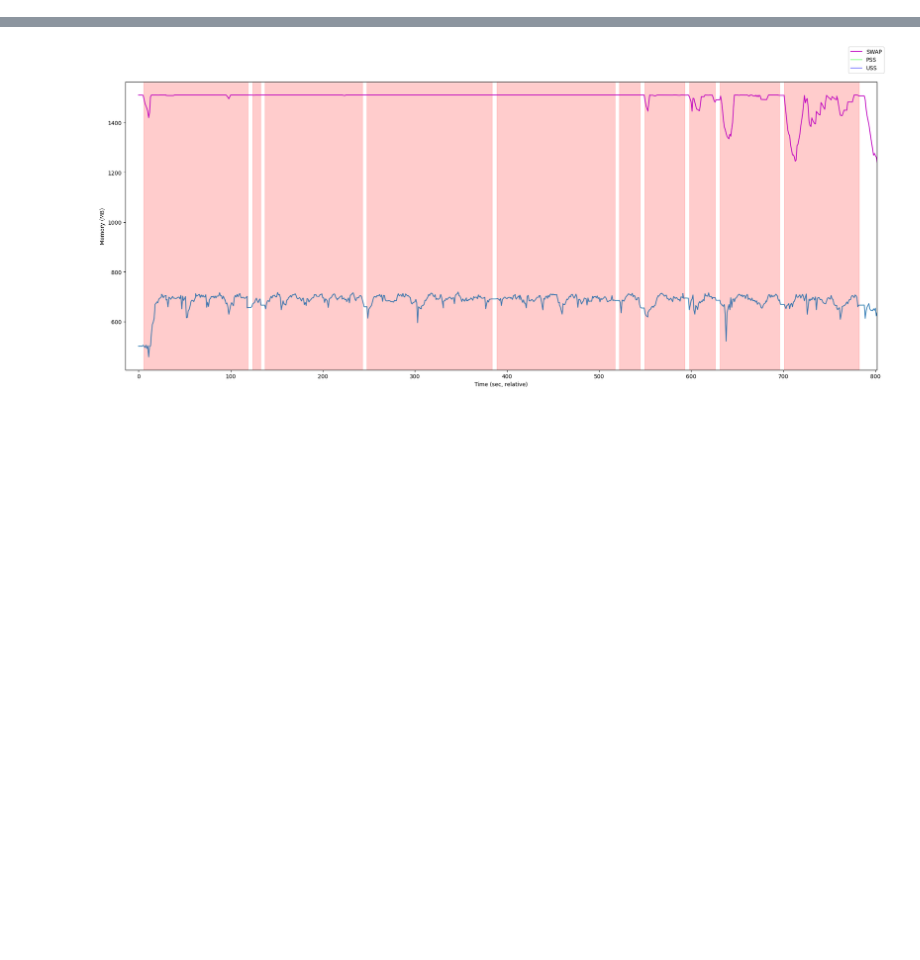
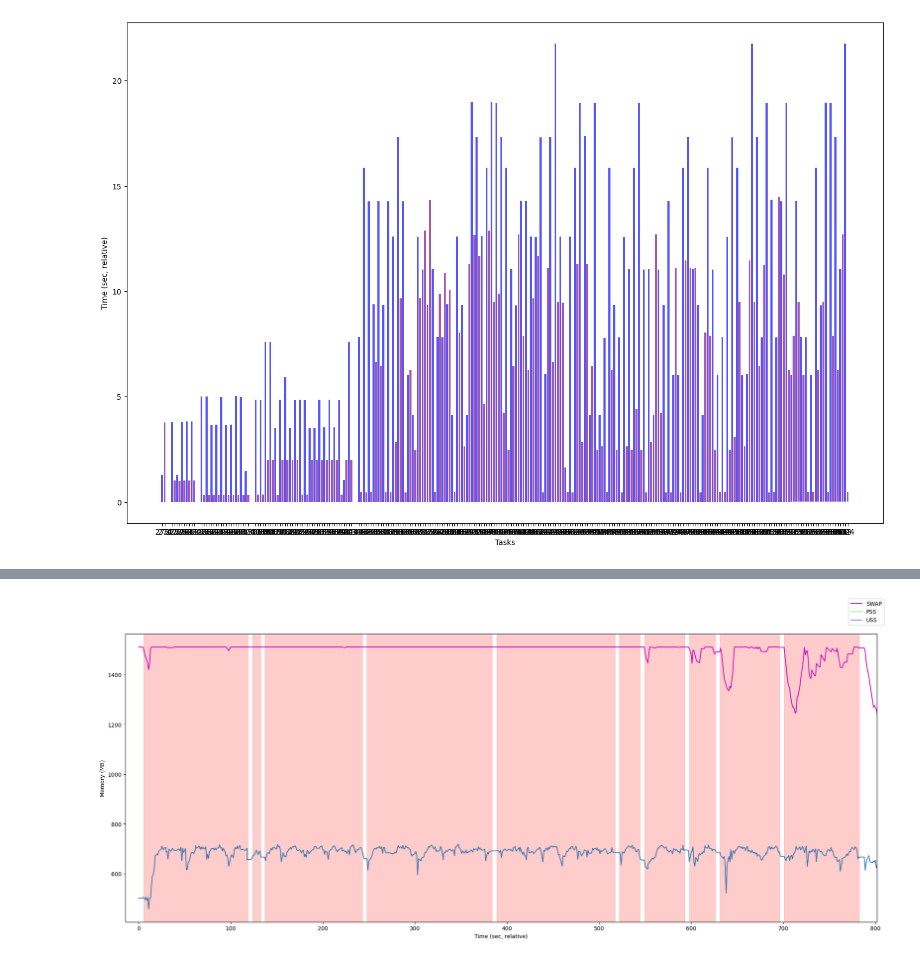
Before and after one commit to graduate-project-kkc/image2vec-server, a Jupyter notebook: analyze_test.ipynb, the cells around one changed output, grey strips where cells are left out. Cells and saved outputs as stored; diff of their text form; code cells hidden in the pictures; blank space fills up the shorter version.

```diff
--- a/analyze_test.ipynb
+++ b/analyze_test.ipynb
@@ -155 +166,5 @@ plot_local(target_scenario_num)
+# %%
+plot_local(range(11, 16))
+# %% [output]
+[figure, added]
 # %%
```
Also changed, not shown: parts of 7 cells of this notebook, 4 other files.
